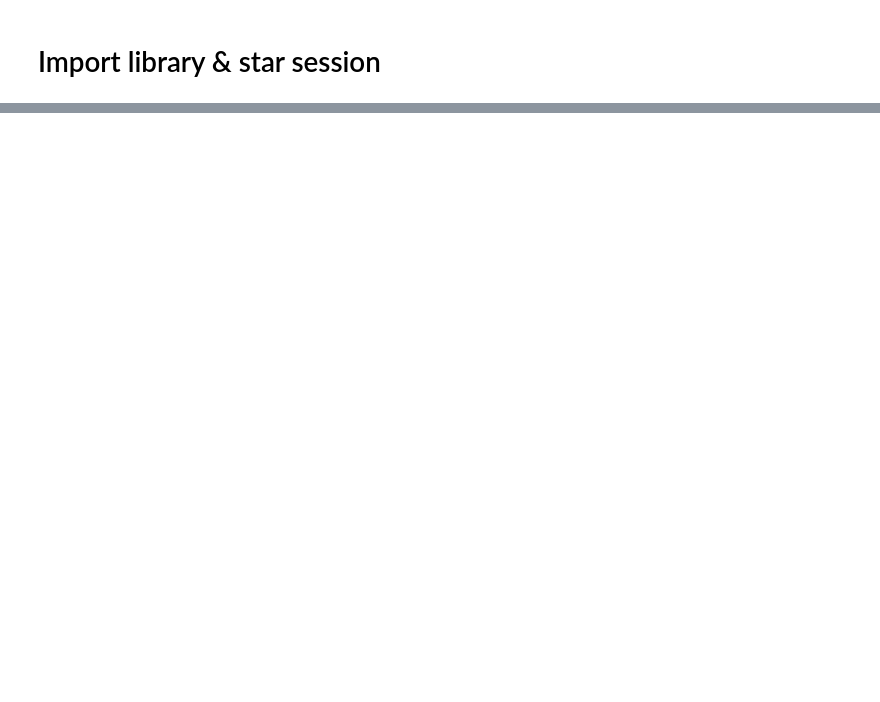
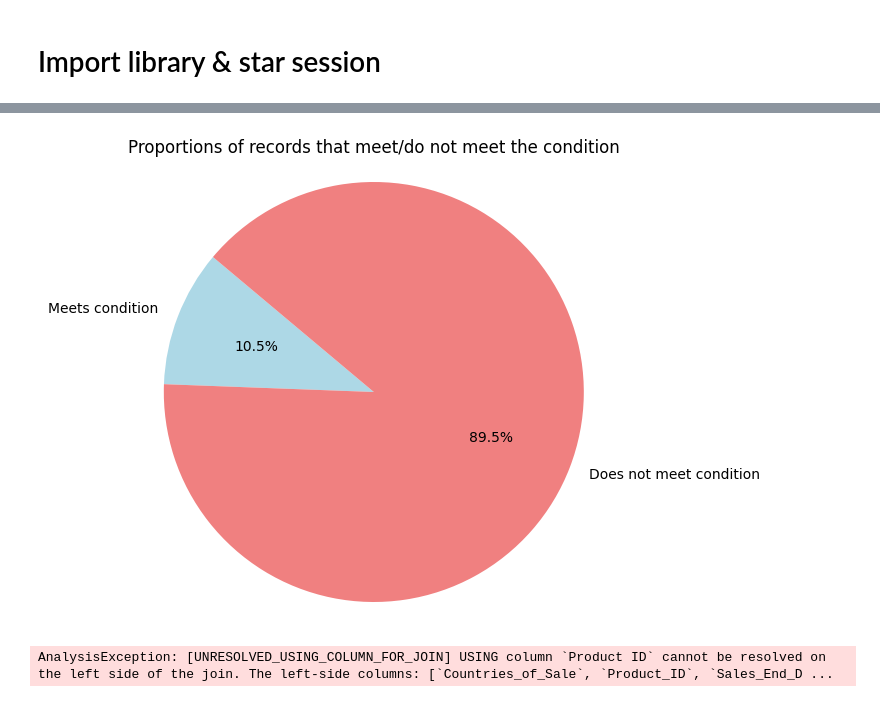
Before and after one commit to PawelJakubczyk/Manufacturing-Revenue-for-EU-Export, a Jupyter notebook: manage_manufacturing_data.ipynb, the cells around one changed output, grey strips where cells are left out. Drawn from its saved outputs; the diff is of its cells as text; code cells hidden in the pictures; blank space fills up the shorter version.

```diff
--- a/manage_manufacturing_data.ipynb
+++ b/manage_manufacturing_data.ipynb
@@ -38,0 +95,3 @@ StructType([StructField('Product_ID', StringType(), True), StructField('Subsecto
+# %%
+df_transactions = spark.read.csv(transactions_path, schema=transaction_schema, header=True, inferSchema=True)
+df_eu_mapping = spark.read.csv(eu_mapping_path, schema=eu_countries_mapping_schema, header=True, inferSchema=True)
@@ -38,0 +100,7 @@ StructType([StructField('Product_ID', StringType(), True), StructField('Subsecto
+# %%
+df_transactions_of_sale_eu = df_transactions.join(df_eu_mapping, df_transactions["Countries_of_Sale"] == df_eu_mapping["Country"], "inner")
+# %%
+df_transactions_of_sale_eu.show()
+
+count_matching_countries = df_transactions_of_sale_eu.count()
+count_non_matching_countries = df_transactions.count() - count_matching_countries
@@ -38,0 +125,18 @@ StructType([StructField('Product_ID', StringType(), True), StructField('Subsecto
+# %%
+# Data for the pie chart
+labels = ['Meets condition', 'Does not meet condition']
+sizes = [count_matching_countries, count_non_matching_countries]
+colors = ['lightblue', 'lightcoral']
+
+# Creating the pie chart
+plt.figure(figsize=(8, 6))
+plt.pie(sizes, labels=labels, colors=colors, autopct='%1.1f%%', startangle=140)
+
+# Setting the title of the chart
+plt.title('Proportions of records that meet/do not meet the condition')
+
+# Displaying the chart
+plt.axis('equal')
+plt.show()
+# %% [output]
+[figure, added]
@@ -38,0 +145,6 @@ StructType([StructField('Product_ID', StringType(), True), StructField('Subsecto
+# %%
+df_produt_with_transactions_eu = df_transactions_of_sale_eu.join(df_products, on="Product_ID", how="inner")
+df_product_id_missing_in_product_eu = df_transactions_of_sale_eu.join(df_products, on="Product_ID", how="left_anti")
+df_product_id_missing_in_transactions_eu = df_products.join(df_transactions_of_sale_eu, on="Product_ID", how="left_anti")
+# %% [output]
+AnalysisException: [UNRESOLVED_USING_COLUMN_FOR_JOIN] USING column `Product ID` cannot be resolved on the left side of the join. The left-side columns: [`Countries_of_Sale`, `Product_ID`, `Sales_End_D ...
```
Also changed, not shown: parts of 10 cells of this notebook.
